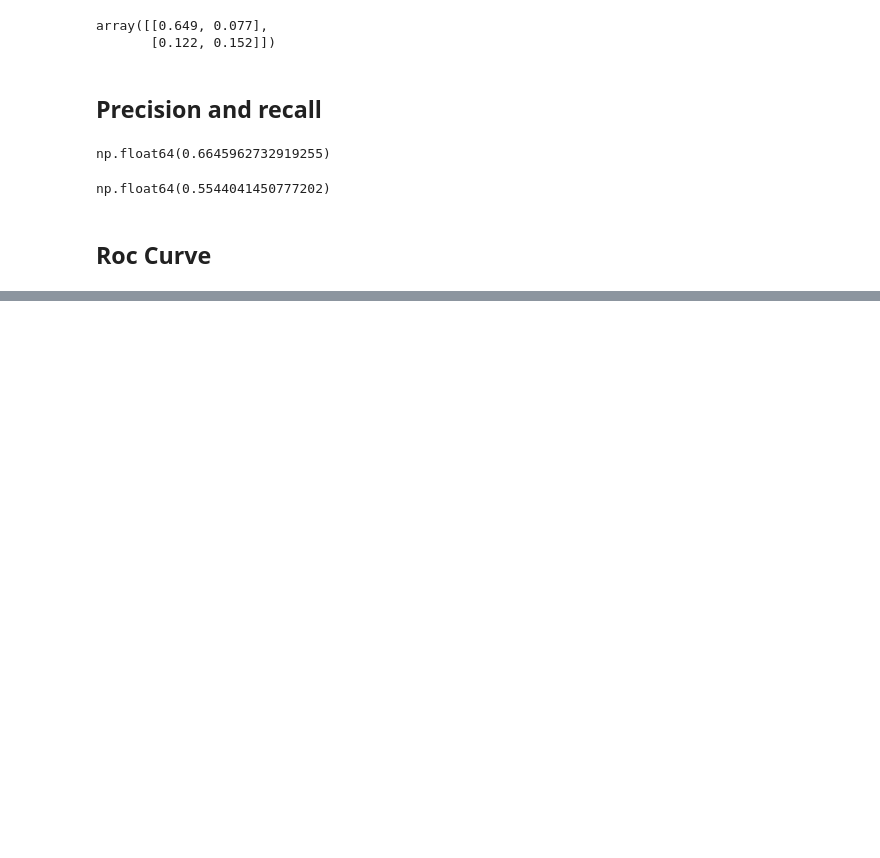
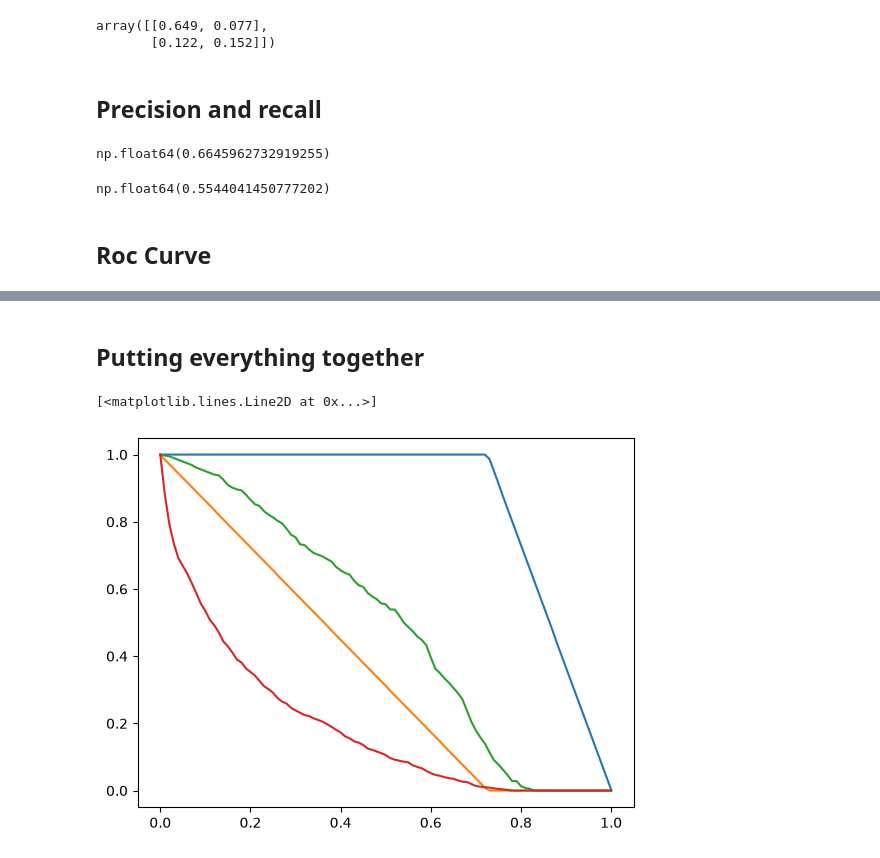
Before and after one commit to collintracy/machine-learning-zoompcamp, a Jupyter notebook: 04-classification_eval/classification_evaluation.ipynb, the cells around one changed output, grey strips where cells are left out. Drawn from its saved outputs; the diff is of its cells as text; code cells hidden in the pictures; blank space fills up the shorter version.

```diff
--- a/04-classification_eval/classification_evaluation.ipynb
+++ b/04-classification_eval/classification_evaluation.ipynb
@@ -229,0 +406,14 @@ np.float64(0.5544041450777202)
+# %% [markdown]
+## Putting everything together
+# %%
+#plt.plot(df_random.threshold, df_random.tpr, label='TPR')
+#plt.plot(df_random.threshold, df_random.fpr, label='FPR')
+
+plt.plot(df_ideal.threshold, df_ideal.tpr, label='TPR')
+plt.plot(df_ideal.threshold, df_ideal.fpr, label='FPR')
+
+plt.plot(df_scores.threshold, df_scores.tpr, label='TPR')
+plt.plot(df_scores.threshold, df_scores.fpr, label='FPR')
+# %% [output]
+[<matplotlib.lines.Line2D at 0x...>]
+[figure, added]
```
Also changed, not shown: parts of 49 cells of this notebook.
